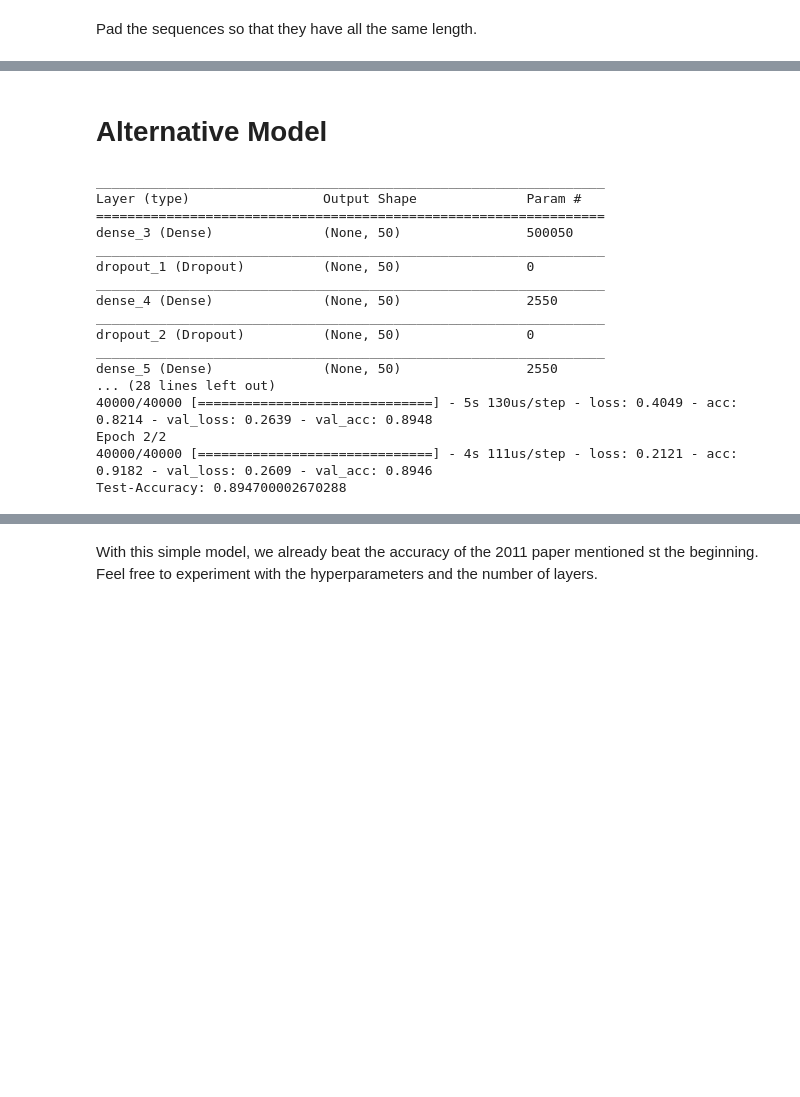
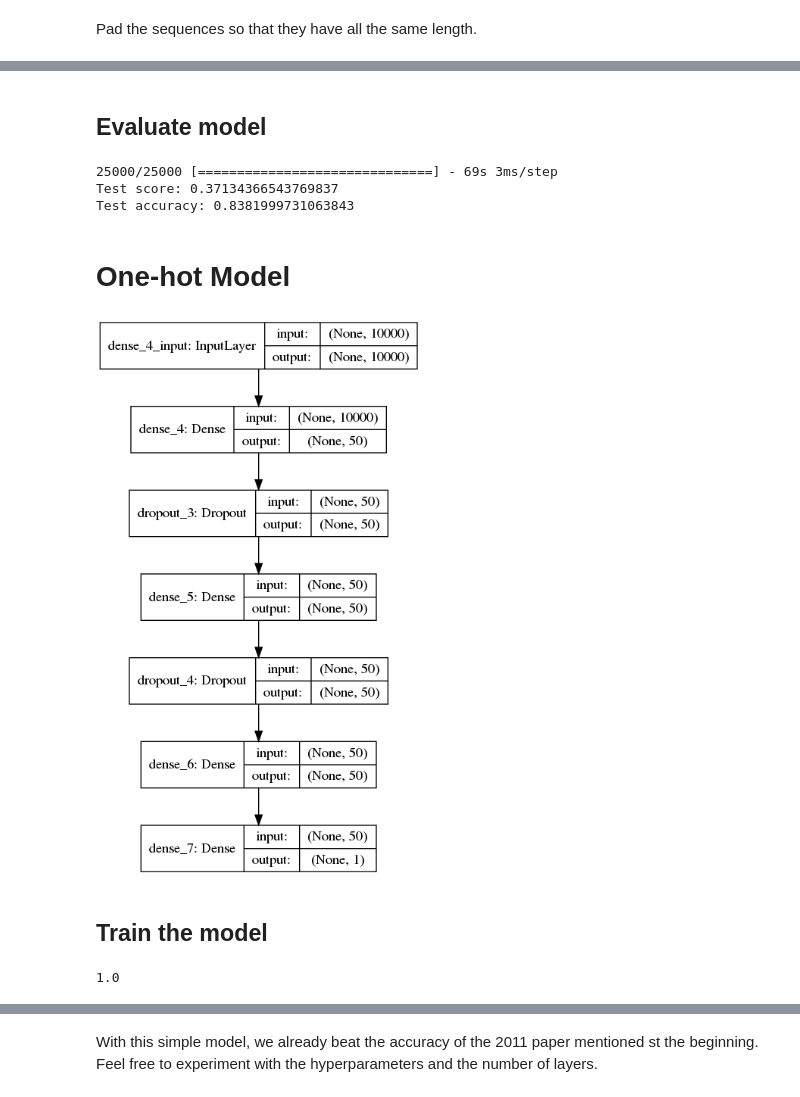
Before and after one commit to Unipisa/HLT, a Jupyter notebook: lstmNet.ipynb, the cells around one changed output, grey strips where cells are left out. Cells and saved outputs as stored; diff of their text form; code cells hidden in the pictures; blank space fills up the shorter version.

```diff
--- a/lstmNet.ipynb
+++ b/lstmNet.ipynb
@@ -44,12 +42,10 @@ print(len(x_train), 'train sequences')
 print(len(x_test), 'test sequences')
 
 import numpy as np
-data = np.concatenate((x_train, x_test), axis=0)
-targets = np.concatenate((y_train, y_test), axis=0)
 
-print("Categories:", np.unique(targets))
-print("Number of unique words:", len(np.unique(np.hstack(data))))
-length = [len(i) for i in data]
+print("Categories:", np.unique(y_train))
+print("Number of unique words:", len(np.unique(np.hstack(x_train))))
+length = [len(i) for i in x_train]
 print("Average Review length:", np.mean(length))
 print("Standard Deviation:", round(np.std(length)))
 # %% [output]
@@ -146,9 +125,9 @@ The Batch size defines the number of samples that will be propagated through the
 
 This is definitely problem dependent and you need to try out a few different values. If you start with a problem for the first time, I would you recommend to you to first use a batch-size of 32, which is the standard size.
 # %%
-results = model.fit(x_train, y_train,
+history = model.fit(x_train, y_train,
           batch_size=batch_size,
           epochs=epochs,
-          validation_data=(x_test, y_test))
-print('Train accuracy', np.mean(results.history["val_acc"]))
+          validation_split=0.1)
+print('Train accuracy', np.mean(history.history["val_accuracy"]))
 # %% [output]
@@ -171,58 +182,47 @@ Test accuracy: 0.8446
+# %% [markdown]
+## Evaluate model
+# %%
+score, acc = model.evaluate(x_test, y_test,
+                            batch_size=batch_size)
+print('Test score:', score)
+print('Test accuracy:', acc)
+# %% [output]
+25000/25000 [==============================] - 69s 3ms/step
+Test score: 0.37134366543769837
+Test accuracy: 0.8381999731063843
 # %% [markdown]
-# Alternative Model
+# One-hot Model
 # %%
 def vectorize(sequences, dimension = 10000):
     results = np.zeros((len(sequences), dimension))
     for i, sequence in enumerate(sequences):
-        results[i, sequence] = 1
+        results[i, sequence] += 1
     return results
 
-data = vectorize(data)
+vdata = vectorize(data)
 targets = np.array(targets).astype("float32")
 
-test_x = data[:10000]
+test_x = vdata[:10000]
 test_y = targets[:10000]
-train_x = data[10000:]
+train_x = vdata[10000:]
 train_y = targets[10000:]
 
 model = Sequential()
 model.add(Dense(50, activation = "relu", input_shape=(10000, )))
 # Hidden - Layers
 model.add(Dropout(0.3, noise_shape=None, seed=None))
 model.add(Dense(50, activation = "relu"))
 model.add(Dropout(0.2, noise_shape=None, seed=None))
 model.add(Dense(50, activation = "relu"))
 # Output- Layer
 model.add(Dense(1, activation = "sigmoid"))
-model.summary()
-# compiling the model
-model.compile(
- optimizer = "adam",
- loss = "binary_crossentropy",
- metrics = ["accuracy"]
-)
-results = model.fit(
- train_x, train_y,
- epochs= 2,
- batch_size = 500,
- validation_data = (test_x, test_y)
-)
-print("Train Accuracy:", np.mean(results.history["val_acc"]))
+
+plot_model(model, show_shapes=True)
 # %% [output]
-_________________________________________________________________
-Layer (type)                 Output Shape              Param #
-=================================================================
-dense_3 (Dense)              (None, 50)                500050
-_________________________________________________________________
-dropout_1 (Dropout)          (None, 50)                0
-_________________________________________________________________
-dense_4 (Dense)              (None, 50)                2550
-_________________________________________________________________
-dropout_2 (Dropout)          (None, 50)                0
-_________________________________________________________________
-dense_5 (Dense)              (None, 50)                2550
-... (28 lines left out)
-40000/40000 [==============================] - 5s 130us/step - loss: 0.4049 - acc: 0.8214 - val_loss: 0.2639 - val_acc: 0.8948
-Epoch 2/2
-40000/40000 [==============================] - 4s 111us/step - loss: 0.2121 - acc: 0.9182 - val_loss: 0.2609 - val_acc: 0.8946
-Test-Accuracy: 0.894700002670288
+[figure, added]
+# %% [markdown]
+## Train the model
+# %%
+vdata[0][14]
+# %% [output]
+1.0
```
Also changed, not shown: parts of 25 cells of this notebook, 12 other files.
